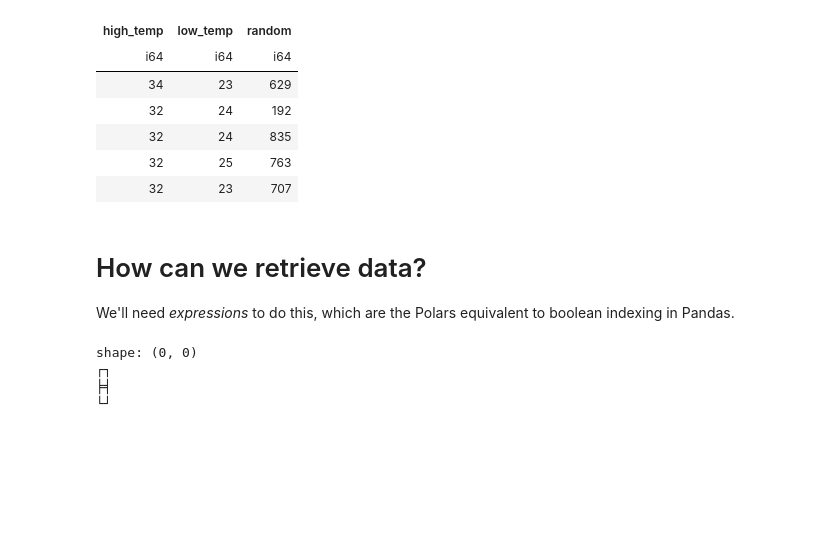
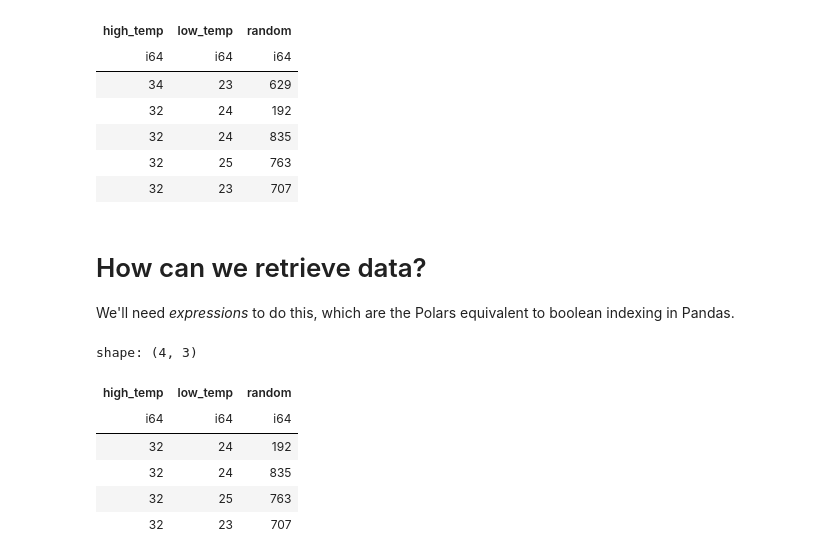
Before and after one commit to opagani/2024-08Aug-25-polars, a Jupyter notebook: LernerPython - 2024-08Aug-25-polars.ipynb, the cells around one changed output. Cells and saved outputs as stored; diff of their text form; code cells hidden in the pictures; blank space fills up the shorter version.

```diff
--- a/LernerPython - 2024-08Aug-25-polars.ipynb
+++ b/LernerPython - 2024-08Aug-25-polars.ipynb
@@ -566,14 +566,17 @@ We'll need *expressions* to do this, which are the Polars equivalent to boolean
 # %%
 # let's find all rows where the high_temp is == 32
 # Polars encourages us to say:
 # - I want to select from my data frame
 # - wherever the high_temp column is == 32
 
-df.select(
-    pl.co
+df.filter(    # this puts us into the context of df
+    pl.col('high_temp') == 32
 )
 # %% [output]
-shape: (0, 0)
-┌┐
-╞╡
-└┘
+shape: (4, 3)
+| high_temp | low_temp | random |
+| i64 | i64 | i64 |
+| 32 | 24 | 192 |
+| 32 | 24 | 835 |
+| 32 | 25 | 763 |
+| 32 | 23 | 707 |
```
Also changed, not shown: parts of 3 cells of this notebook.
